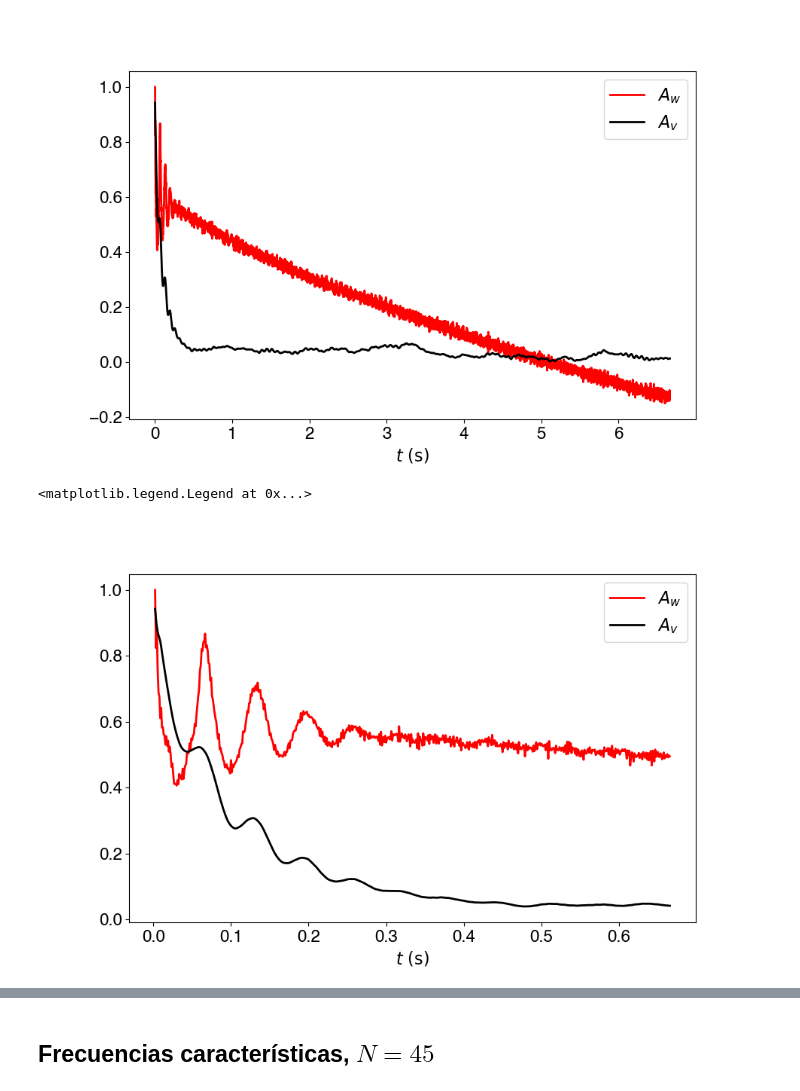
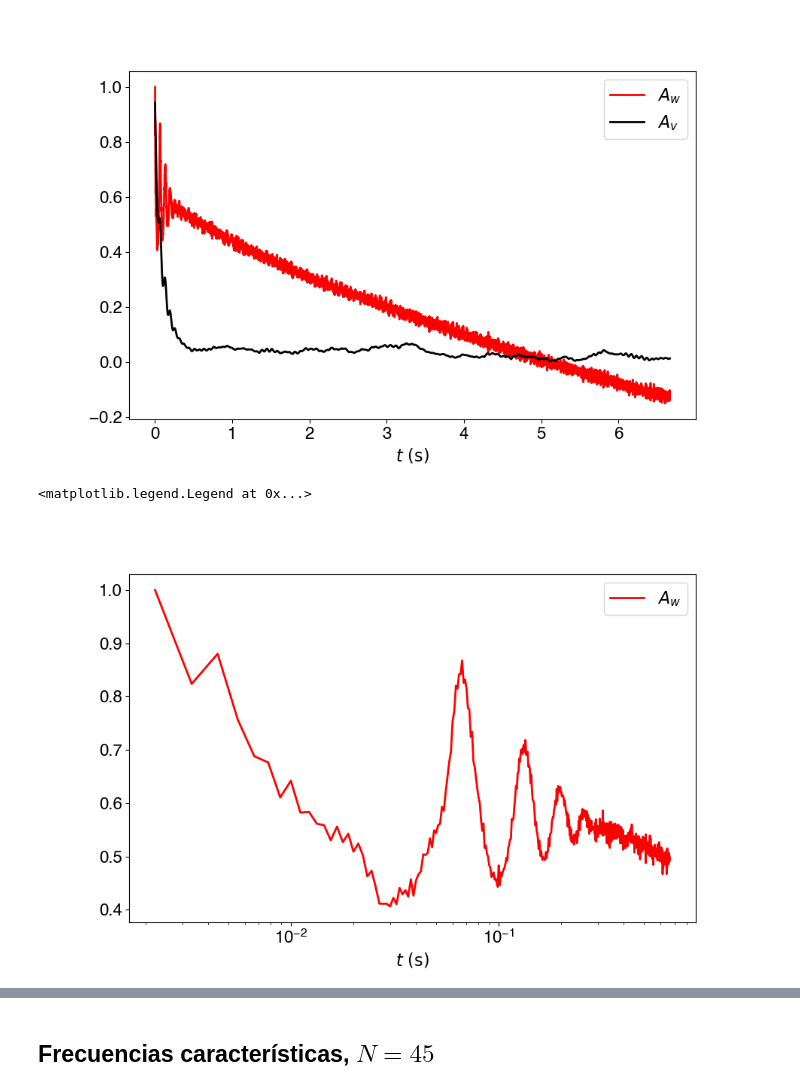
Before and after one commit to fvegar/blades, a Jupyter notebook: correlations_matrix.ipynb, the cells around one changed output, grey strips where cells are left out. Saved outputs shown, nothing was run; the diff lists cells and outputs as text; code cells hidden in the pictures.

```diff
--- a/correlations_matrix.ipynb
+++ b/correlations_matrix.ipynb
@@ -274,12 +270,13 @@ plt.close(4)
 # %%
 plt.figure(5,figsize=(6*ct.golden_ratio,6))
 plt.xlabel(r'$t~\mathrm{(s)}$')
+plt.xscale('log')
 plt.plot(t[2:600],Awt[2:600]/Awt[2],c ='r', lw=2)
-plt.plot(t[2:600],Avt[2:600], c='k', lw =2)
+#plt.plot(t[2:600],Avt[2:600], c='k', lw =2)
 plt.legend([r'$A_w$', r'$A_v$'])
 # %% [output]
 <matplotlib.legend.Legend at 0x...>
-[figure, old version]
+[figure, new version]
 # %%
 plt.close(5)
 # %%
```
Also changed, not shown: parts of 8 cells of this notebook.
